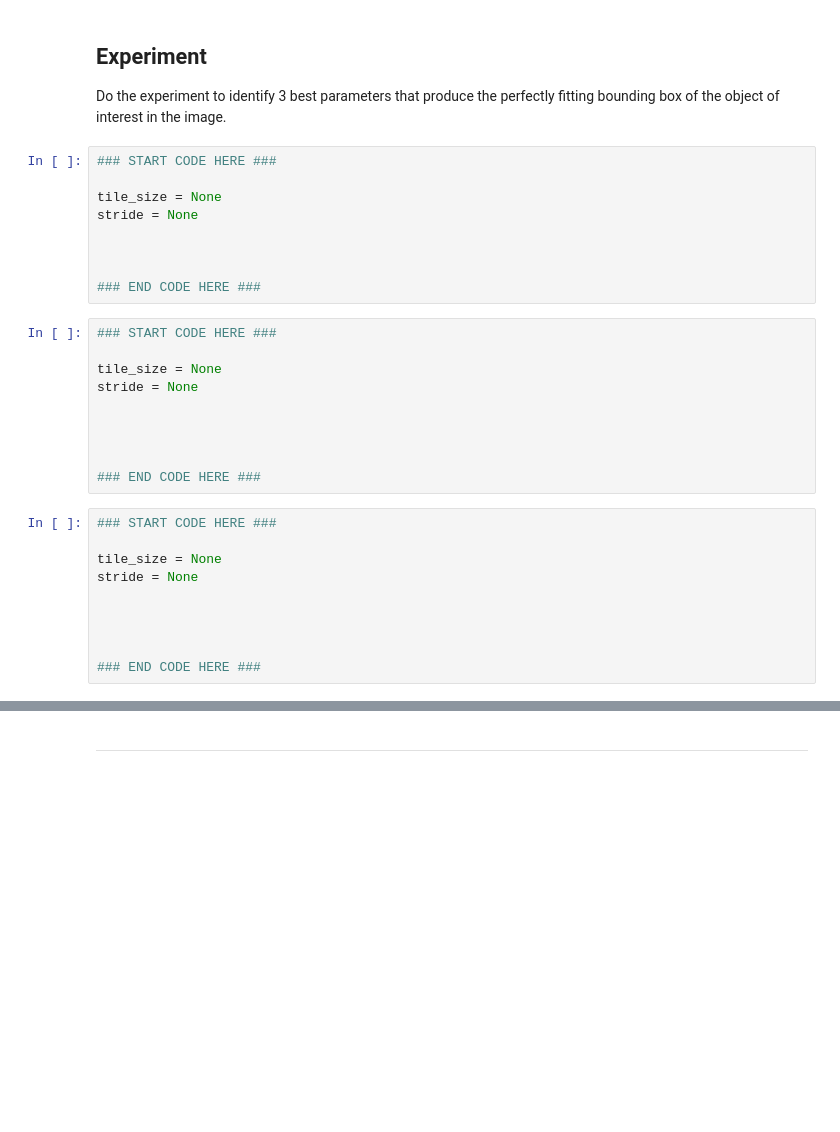
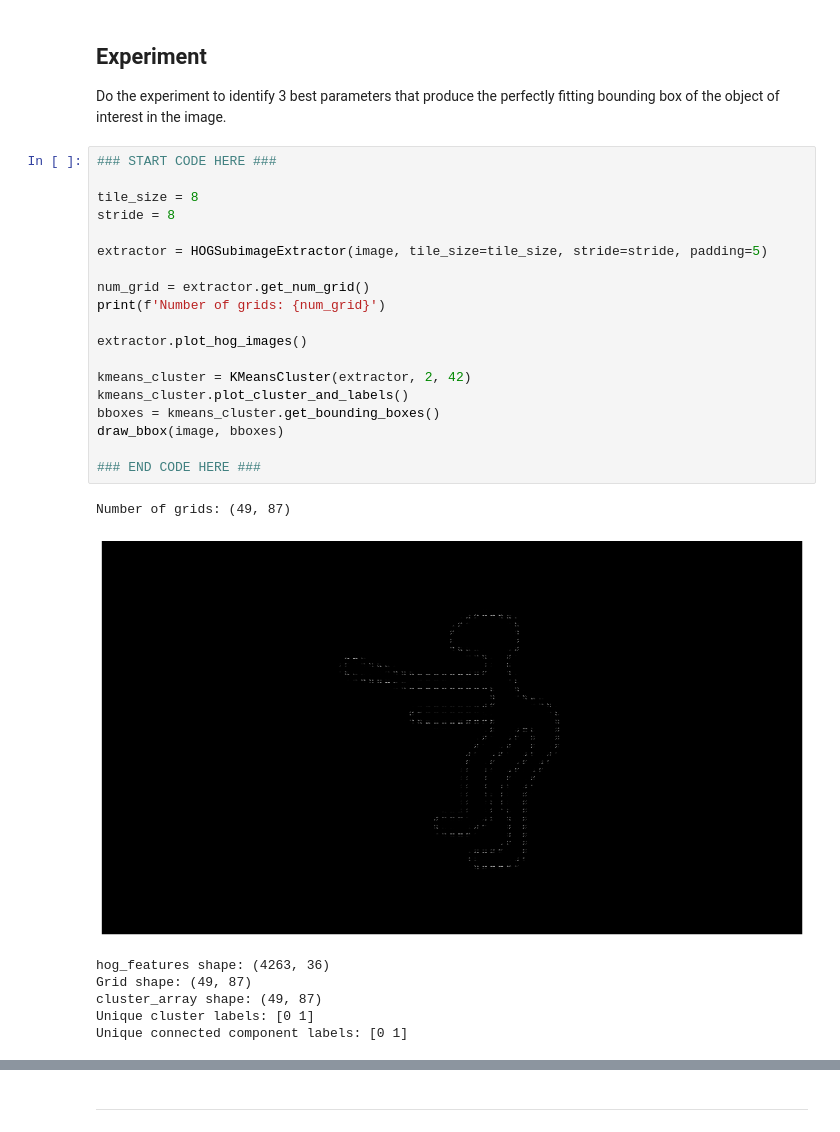
Before and after one commit to Digital-Image-Processing-Laboratory/Image-Processing-Course-2025, a Jupyter notebook: Lab3_Image-Segmentation/Lab3_Image Segmentation.ipynb, the cells around one changed output, grey strips where cells are left out. Saved outputs shown, nothing was run; the diff lists cells and outputs as text; blank space fills up the shorter version.

```diff
--- a/Lab3_Image-Segmentation/Lab3_Image Segmentation.ipynb
+++ b/Lab3_Image-Segmentation/Lab3_Image Segmentation.ipynb
@@ -295,32 +295,30 @@ Unique connected component labels: [0 1]
 # %% [markdown]
 ## Experiment
 Do the experiment to identify 3 best parameters that produce the perfectly fitting bounding box of the object of interest in the image.
-# %%
-### START CODE HERE ###
-
-tile_size = None
-stride = None
-
-
-
-### END CODE HERE ###
-# %%
-### START CODE HERE ###
-
-tile_size = None
-stride = None
-
-
-
-
-### END CODE HERE ###
-# %%
-### START CODE HERE ###
-
-tile_size = None
-stride = None
-
-
-
-
-### END CODE HERE ###
+# %%
+### START CODE HERE ###
+
+tile_size = 8
+stride = 8
+
+extractor = HOGSubimageExtractor(image, tile_size=tile_size, stride=stride, padding=5)
+
+num_grid = extractor.get_num_grid()
+print(f'Number of grids: {num_grid}')
+
+extractor.plot_hog_images()
+
+kmeans_cluster = KMeansCluster(extractor, 2, 42)
+kmeans_cluster.plot_cluster_and_labels()
+bboxes = kmeans_cluster.get_bounding_boxes()
+draw_bbox(image, bboxes)
+
+### END CODE HERE ###
+# %% [output]
+Number of grids: (49, 87)
+[figure, added]
+hog_features shape: (4263, 36)
+Grid shape: (49, 87)
+cluster_array shape: (49, 87)
+Unique cluster labels: [0 1]
+Unique connected component labels: [0 1]
```
Also changed, not shown: parts of 6 cells of this notebook.
